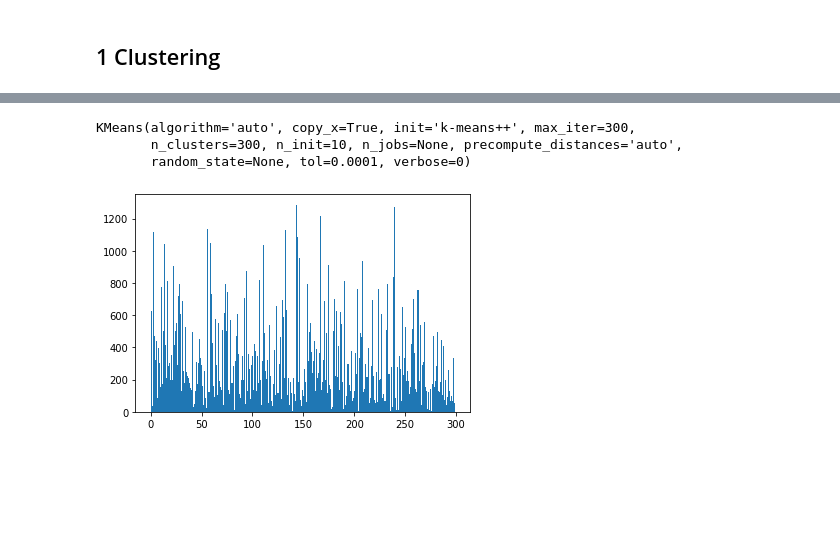
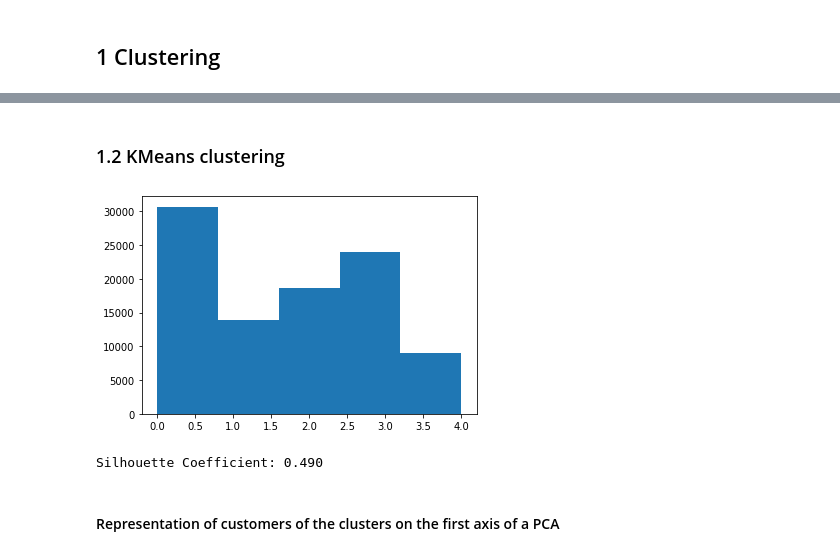
Before and after one commit to SmellyArmure/OC_DS_Project5, a Jupyter notebook: NOTEBOOKS/P5_Clustering.ipynb, the cells around one changed output, grey strips where cells are left out. Drawn from its saved outputs; the diff is of its cells as text; code cells hidden in the pictures; blank space fills up the shorter version.

```diff
--- a/NOTEBOOKS/P5_Clustering.ipynb
+++ b/NOTEBOOKS/P5_Clustering.ipynb
@@ -173,12 +182 @@ Index(['customer_unique_id', 'customer_city', 'customer_state', 'order_status',
-# %%
-df_cust[['order_purchase_timestamp', 'max_limit_ship_date']] = \
-    df_cust[['order_purchase_timestamp', 'max_limit_ship_date']]\
-        .apply(lambda x: pd.to_datetime(x))
-
-df_cust[['shipping_time', 'shipping_delay']] = \
-    df_cust[['shipping_time', 'shipping_delay']]\
-        .apply(lambda x: pd.to_timedelta(x))
-
-df_cust['customer_zip_code_prefix'] = \
-    df_cust['customer_zip_code_prefix'].astype('object')
 # %%
@@ -207,5 +234 @@ df_cust.columns
-# %%
-tdelta_cols = ['time_since_last_purch', 'time_since_first_purch',
-               'mean_ship_time', 'mean_ship_delay']
-df_cust[tdelta_cols] = df_cust[tdelta_cols].apply(lambda x: x.dt.days)
 # %%
@@ -230,7 +255,7 @@ dtype: int64
 # %%
 # Transformation and encoding
-
-ct = CustTransformer(strat_high_card='ord', strat_quant = 'stand')
+ct = CustTransformer(strat_high_card='ord', # Ordinal encoding for categorical data
+                     strat_quant='stand') # Standardization for quantitative data
 ct.fit(df_cust)
 df_cust_trans = ct.transform(df_cust)
 # %%
@@ -238,9 +280,8 @@ df_cust_trans.columns
+# %% [markdown]
+### 1.2 KMeans clustering
 # %%
 from sklearn.cluster import KMeans
 
-km = KMeans(n_clusters=300)
+km = KMeans(n_clusters=5)
 km.fit(df_cust_trans)
+clust = pd.Series(data=km.labels_, index=df_cust.index)
-# %% [output]
-KMeans(algorithm='auto', copy_x=True, init='k-means++', max_iter=300,
-       n_clusters=300, n_init=10, n_jobs=None, precompute_distances='auto',
-       random_state=None, tol=0.0001, verbose=0)
@@ -249,5 +288,14 @@ ser = km.labels_
 # %%
-# homogénéité des clusters
-plt.hist(ser, bins=300);
+# Number of customers in each clusters
+plt.hist(clust, bins=5);
 # %% [output]
-[figure, old version]
+[figure, new version]
+# %%
+# Silhouette coefficient
+from sklearn.metrics import silhouette_score
+silh = silhouette_score(df_cust_trans, clust)
+print("Silhouette Coefficient: {:.3f}".format(silh))
+# %% [output]
+Silhouette Coefficient: 0.490
+# %% [markdown]
+#### Representation of customers of the clusters on the first axis of a PCA
```
Also changed, not shown: parts of 33 cells of this notebook, 2 other files.
